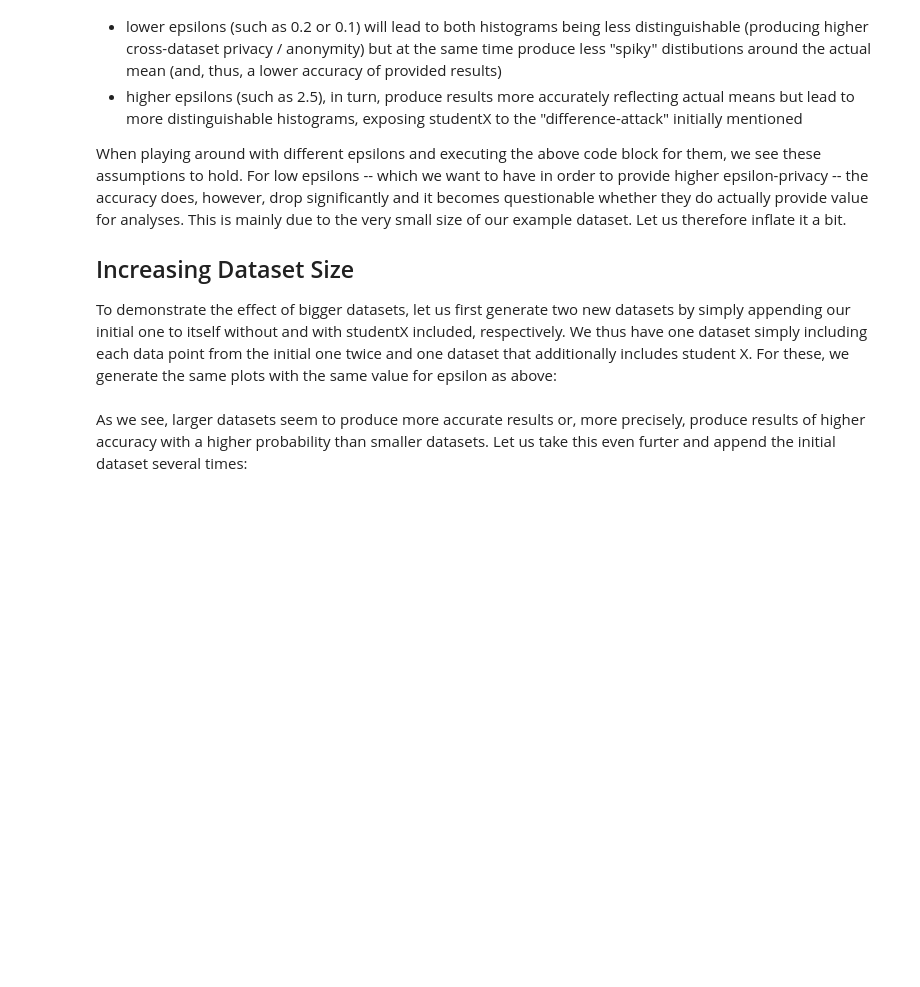
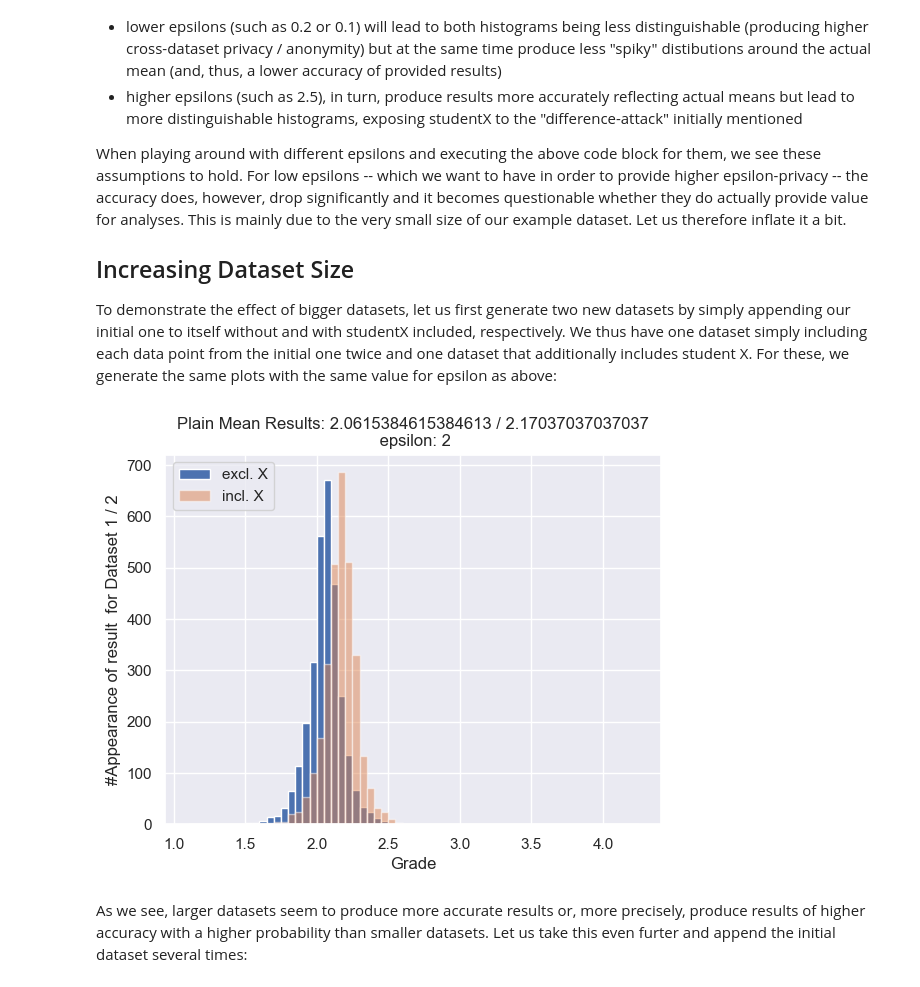
Before and after one commit to fpallas/DiffPriv-demo, a Jupyter notebook: DiffPriv_demo.ipynb, the cells around one changed output. Cells and saved outputs as stored; diff of their text form; code cells hidden in the pictures; blank space fills up the shorter version.

```diff
--- a/DiffPriv_demo.ipynb
+++ b/DiffPriv_demo.ipynb
@@ -245,9 +351,14 @@ When playing around with different epsilons and executing the above code block f
 
 To demonstrate the effect of bigger datasets, let us first generate two new datasets by simply appending our initial one to itself without and with studentX included, respectively. We thus have one dataset simply including each data point from the initial one twice and one dataset that additionally includes student X. For these, we generate the same plots with the same value for epsilon as above:
 # %%
-student_df_inflated1 = student_df.append(student_df.copy(), ignore_index = True)
-student_df_inflated2 = student_df2.append(student_df.copy(), ignore_index = True)
+#student_df_inflated1 = student_df.append(student_df.copy(), ignore_index = True)
+#student_df_inflated2 = student_df2.append(student_df.copy(), ignore_index = True)
+#https://stackoverflow.com/questions/75956209/error-dataframe-object-has-no-attribute-append
+student_df_inflated1 = pd.concat([student_df, student_df], ignore_index=True)
+student_df_inflated2 =pd.concat([student_df2, student_df], ignore_index=True)
 generate_and_plot(student_df_inflated1, student_df_inflated2, "Grade")
+# %% [output]
+[figure, added]
 # %% [markdown]
 As we see, larger datasets seem to produce more accurate results or, more precisely, produce results of higher accuracy with a higher probability than smaller datasets. Let us take this even furter and append the initial dataset several times:
 # %%
```
Also changed, not shown: parts of 21 cells of this notebook.
